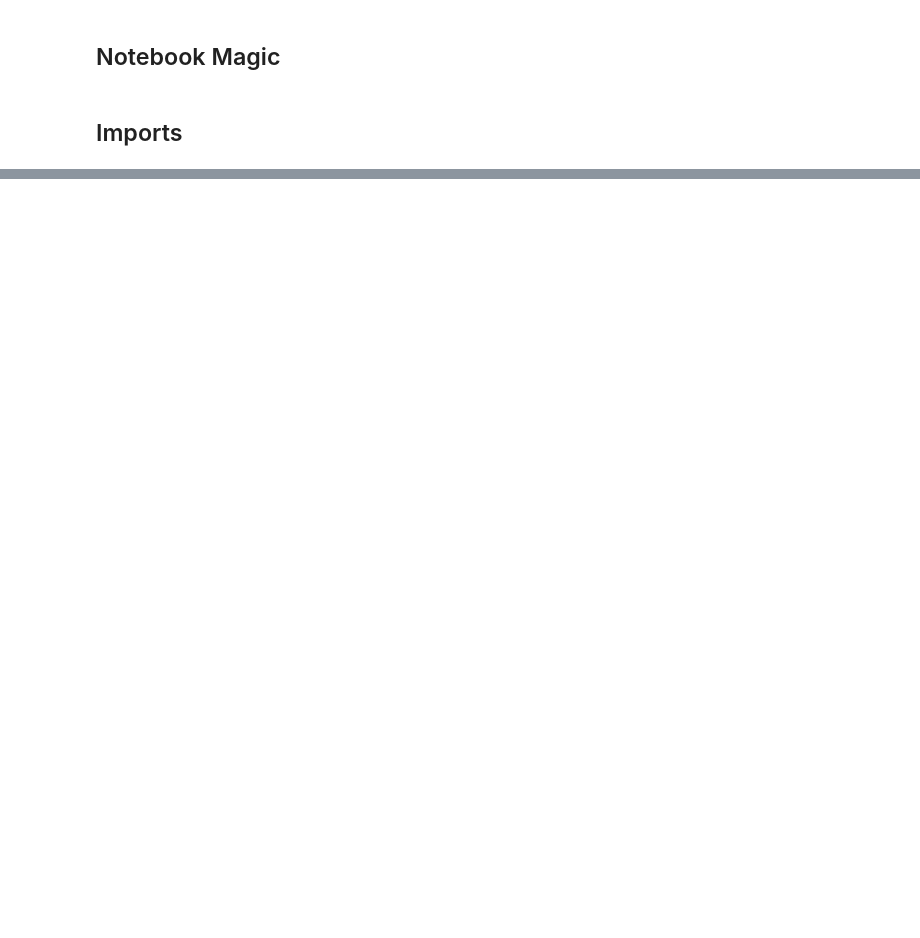
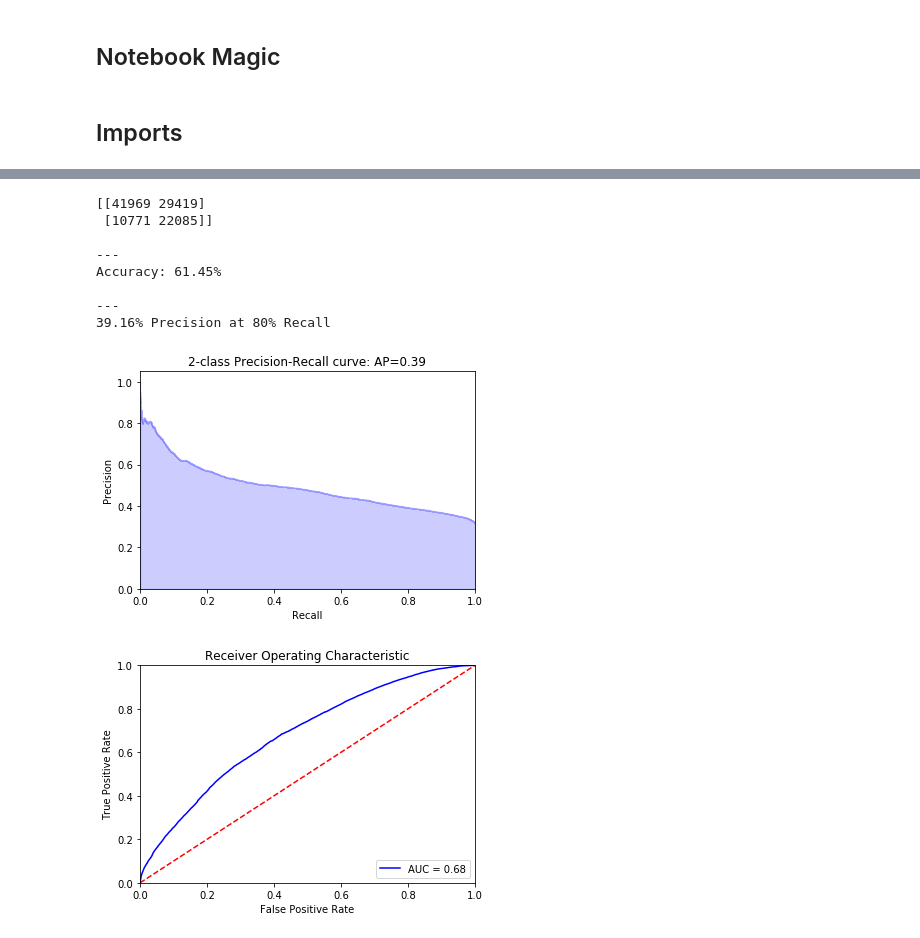
Before and after one commit to dssg/IEFP-RecSys_public, a Jupyter notebook: notebooks/06-Modelling.ipynb, the cells around one changed output, grey strips where cells are left out. Saved outputs shown, nothing was run; the diff lists cells and outputs as text; code cells hidden in the pictures; blank space fills up the shorter version.

```diff
--- a/notebooks/06-Modelling.ipynb
+++ b/notebooks/06-Modelling.ipynb
@@ -176,0 +171,13 @@ plot_precision_recall(y_test, y_pred, y_prob)
+# %%
+evaluate(y, y_pred, y_prob)
+# %% [output]
+[[41969 29419]
+ [10771 22085]]
+
+---
+Accuracy: 61.45%
+
+---
+39.16% Precision at 80% Recall
+[figure, added]
+[figure, added]
```
Also changed, not shown: parts of 51 cells of this notebook.
